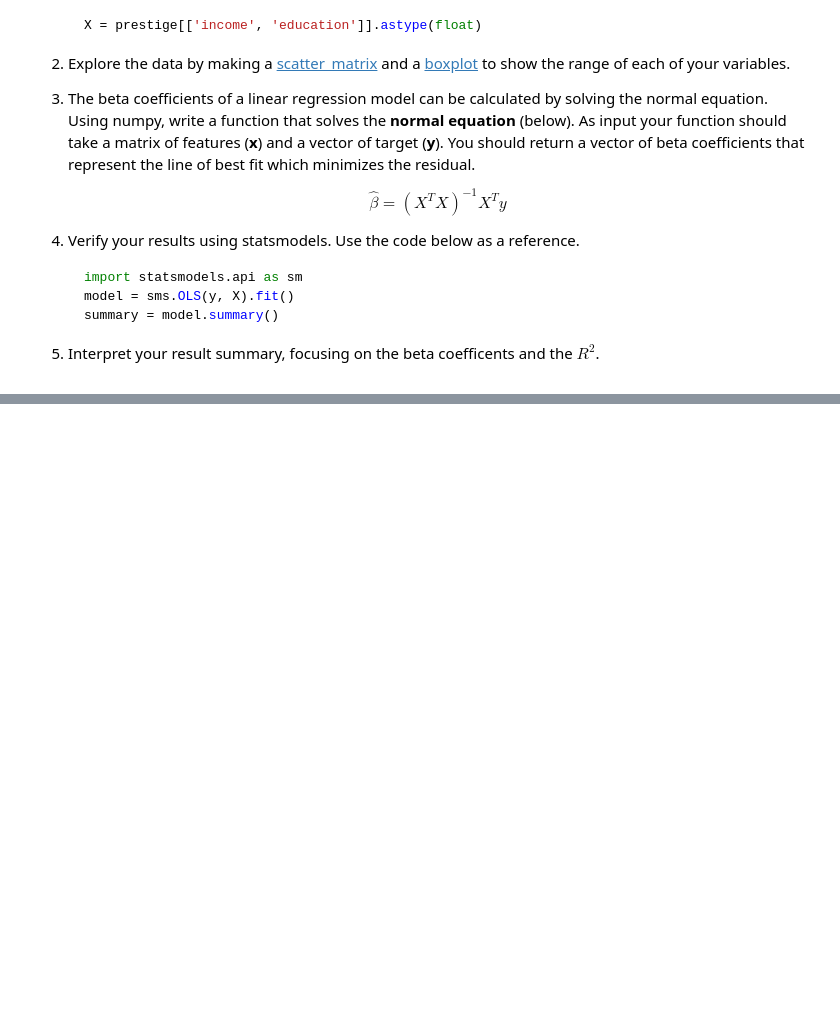
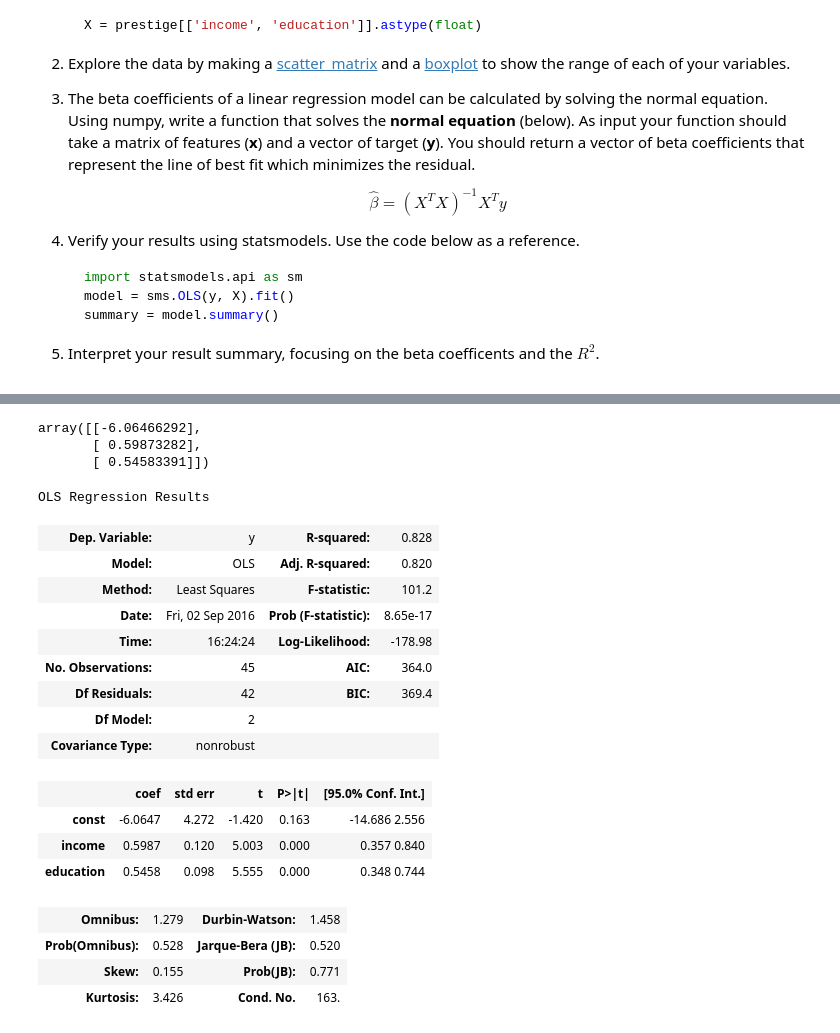
Before and after one commit to vsquared10/DSCI6002-student, a Jupyter notebook: week1/1-4_Regression/DSCI6002-1.4-Lab-Copy1.ipynb, the cells around one changed output, grey strips where cells are left out. Cells and saved outputs as stored; diff of their text form; code cells hidden in the pictures; blank space fills up the shorter version.

```diff
--- a/week1/1-4_Regression/DSCI6002-1.4-Lab-Copy1.ipynb
+++ b/week1/1-4_Regression/DSCI6002-1.4-Lab-Copy1.ipynb
@@ -37,0 +85,30 @@ one or more independent variables (**x**). Here you will be introduced to fittin
+# %%
+norm_eq(X, y)
+# %% [output]
+array([[-6.06466292],
+       [ 0.59873282],
+       [ 0.54583391]])
+# %%
+import statsmodels.api as sm
+model = sm.OLS(y, X).fit()
+summary = model.summary()
+summary
+# %% [output]
+OLS Regression Results
+| Dep. Variable: | y | R-squared: | 0.828 |
+| Model: | OLS | Adj. R-squared: | 0.820 |
+| Method: | Least Squares | F-statistic: | 101.2 |
+| Date: | Fri, 02 Sep 2016 | Prob (F-statistic): | 8.65e-17 |
+| Time: | 16:24:24 | Log-Likelihood: | -178.98 |
+| No. Observations: | 45 | AIC: | 364.0 |
+| Df Residuals: | 42 | BIC: | 369.4 |
+| Df Model: | 2 |  |  |
+| Covariance Type: | nonrobust |  |  |
+|  | coef | std err | t | P>|t| | [95.0% Conf. Int.] |
+| const | -6.0647 | 4.272 | -1.420 | 0.163 | -14.686 2.556 |
+| income | 0.5987 | 0.120 | 5.003 | 0.000 | 0.357 0.840 |
+| education | 0.5458 | 0.098 | 5.555 | 0.000 | 0.348 0.744 |
+| Omnibus: | 1.279 | Durbin-Watson: | 1.458 |
+| Prob(Omnibus): | 0.528 | Jarque-Bera (JB): | 0.520 |
+| Skew: | 0.155 | Prob(JB): | 0.771 |
+| Kurtosis: | 3.426 | Cond. No. | 163. |
```
Also changed, not shown: parts of 8 cells of this notebook, 2 other files.
